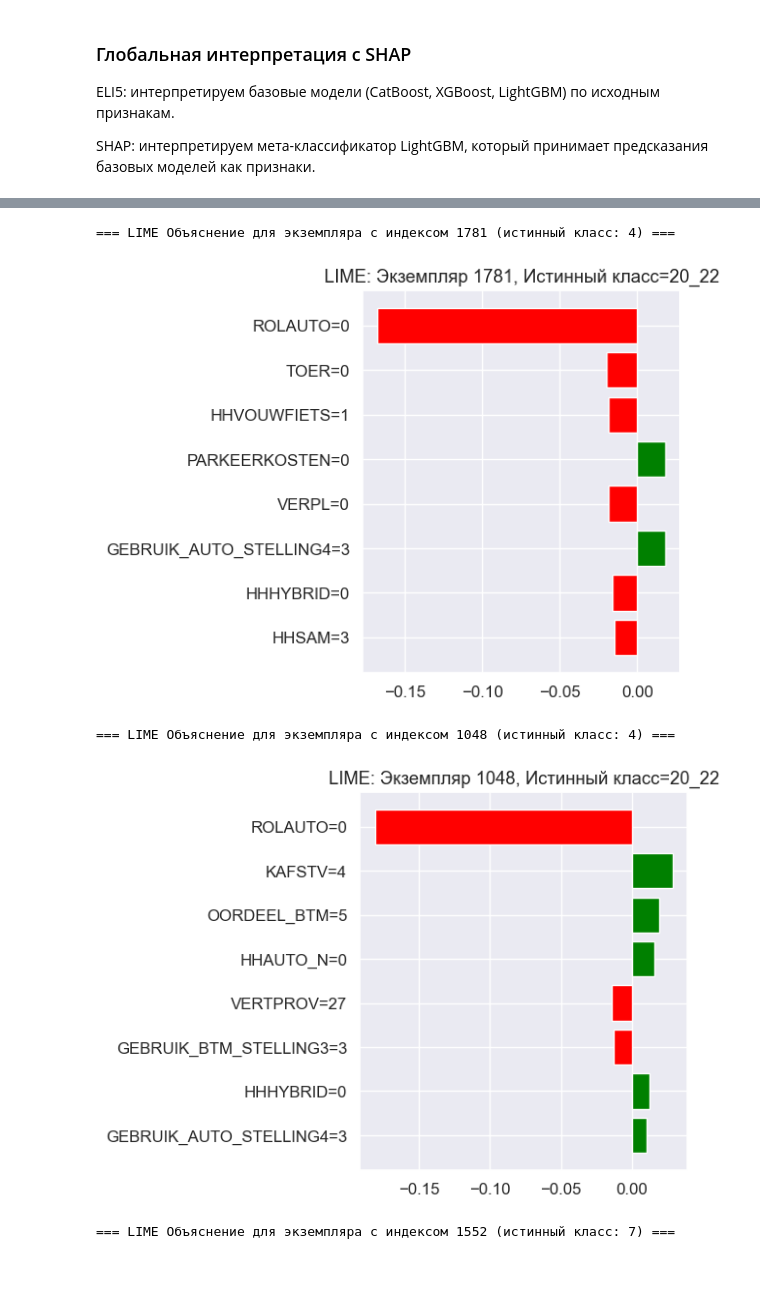
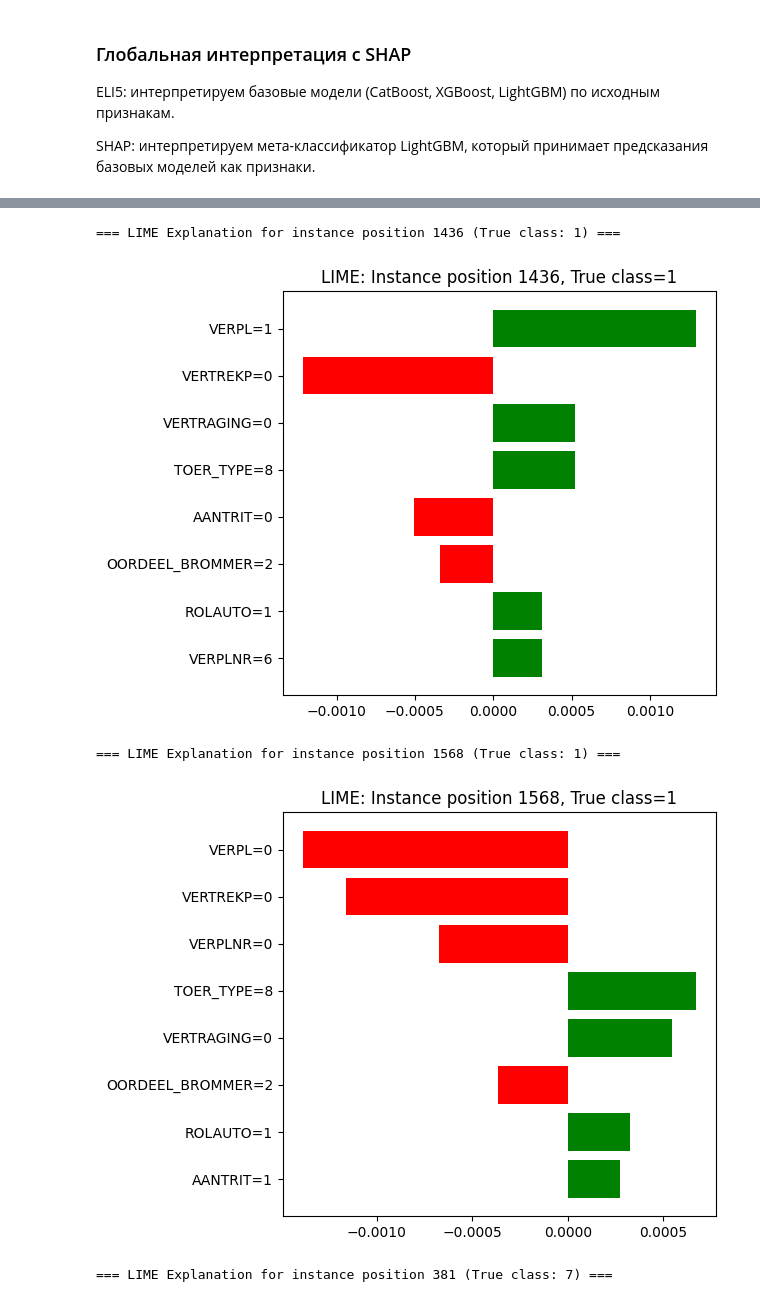
Before and after one commit to sneJ1k/ML_course_work, a Jupyter notebook: CW_Notebook.ipynb, the cells around one changed output, grey strips where cells are left out. Drawn from its saved outputs; the diff is of its cells as text; code cells hidden in the pictures; blank space fills up the shorter version.

```diff
--- a/CW_Notebook.ipynb
+++ b/CW_Notebook.ipynb
@@ -365,14 +378,19 @@ target_name = 'KHVM'
 y = df[target_name]
 X = df.drop(columns=[target_name])
 
-
-# Стратифицированное деление, чтобы сохранить баланс классов
 X_train, X_test, y_train, y_test = train_test_split(
-    X, y, test_size=0.3, stratify=y
+    X, y,
+    test_size=0.3,
+    stratify=y,
+    random_state=42
 )
 
-ros = RandomOverSampler(random_state=0)
-X_res, y_res = ros.fit_resample(X_train, y_train)
+ros = RandomOverSampler(random_state=42)
+X_train_ros, Y_train_ros = ros.fit_resample(X_train, y_train)
 
-print(pd.Series(y_res).value_counts())
+print("Распределение классов после RandomOverSampler:")
+print(pd.Series(Y_train_ros).value_counts())
+
+print("Распределение классов в тесте:")
+print(pd.Series(y_test).value_counts())
 # %% [output]
@@ -993,11 +957,14 @@ The NumPy global RNG was seeded by calling `np.random.seed`. In a future version
 # %%
+stack = joblib.load("stacking_model_final.pkl")
+y_test_arr = y_test.to_numpy().ravel()
+
+categorical_columns = X_train.select_dtypes(include=['object', 'category']).columns.tolist()
+categorical_features = [X_train.columns.get_loc(col) for col in categorical_columns]
+
 X_train_lime = X_train.copy()
 X_test_lime = X_test.copy()
+label_encoders = {}
 
-categorical_columns = X_train.select_dtypes(include=['object']).columns.tolist()
-categorical_features = [X_train.columns.get_loc(col) for col in categorical_columns]
-
-label_encoders = {}
 for col in categorical_columns:
     le = LabelEncoder()
     combined = pd.concat([X_train_lime[col], X_test_lime[col]], axis=0)
@@ -1009,48 +976,42 @@ for col in categorical_columns:
 X_train_lime = X_train_lime.astype(float)
 X_test_lime = X_test_lime.astype(float)
 
 explainer_lime = lime.lime_tabular.LimeTabularExplainer(
     training_data=X_train_lime.values,
     feature_names=X_train_lime.columns.tolist(),
-    class_names=le.classes_.tolist(),
+    class_names=[str(c) for c in np.unique(y_test_arr)],
     mode='classification',
     categorical_features=categorical_features,
-    categorical_names={i: label_encoders[col].classes_.tolist() for i, col in zip(categorical_features, categorical_columns)},
     discretize_continuous=True,
     random_state=42
 )
 
 def custom_predict_proba(X):
     X_df = pd.DataFrame(X, columns=X_train_lime.columns)
-
-    for col in categorical_columns:
-        X_df[col] = label_encoders[col].inverse_transform(X_df[col].astype(int))
-        X_df[col] = X_df[col].astype(str)
-
     return stack.predict_proba(X_df)
 
-sample_indices = np.random.choice(X_test_lime.index, size=3, replace=False)
+sample_positions = np.random.choice(X_test_lime.shape[0], size=3, replace=False)
 
-for idx in sample_indices:
-    x_instance = X_test_lime.loc[idx].values
-    true_class = y_test.loc[idx]
+for pos in sample_positions:
+    x_instance = X_test_lime.iloc[pos].values
+    true_class = y_test_arr[pos]
 
-    print(f"\n\n=== LIME Объяснение для экземпляра с индексом {idx} (истинный класс: {true_class}) ===")
+    print(f"\n\n=== LIME Explanation for instance position {pos} (True class: {true_class}) ===")
 
     exp = explainer_lime.explain_instance(
         data_row=x_instance,
         predict_fn=custom_predict_proba,
         num_features=8,
         num_samples=5000
     )
 
     fig = exp.as_pyplot_figure()
-    plt.title(f"LIME: Экземпляр {idx}, Истинный класс={le.inverse_transform([true_class])[0]}")
+    plt.title(f"LIME: Instance position {pos}, True class={true_class}")
     plt.tight_layout()
     plt.show()
 # %% [output]
-=== LIME Объяснение для экземпляра с индексом 1781 (истинный класс: 4) ===
+=== LIME Explanation for instance position 1436 (True class: 1) ===
-[figure, old version]
+[figure, new version]
-=== LIME Объяснение для экземпляра с индексом 1048 (истинный класс: 4) ===
+=== LIME Explanation for instance position 1568 (True class: 1) ===
-[figure, old version]
+[figure, new version]
-=== LIME Объяснение для экземпляра с индексом 1552 (истинный класс: 7) ===
+=== LIME Explanation for instance position 381 (True class: 7) ===
```
Also changed, not shown: parts of 31 cells of this notebook, 3 other files.
